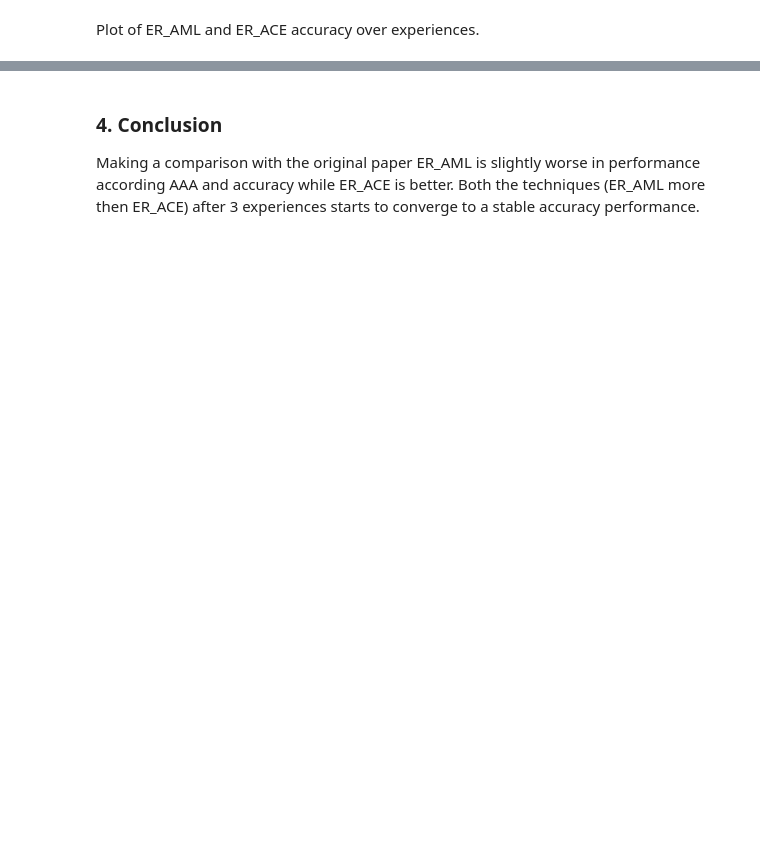
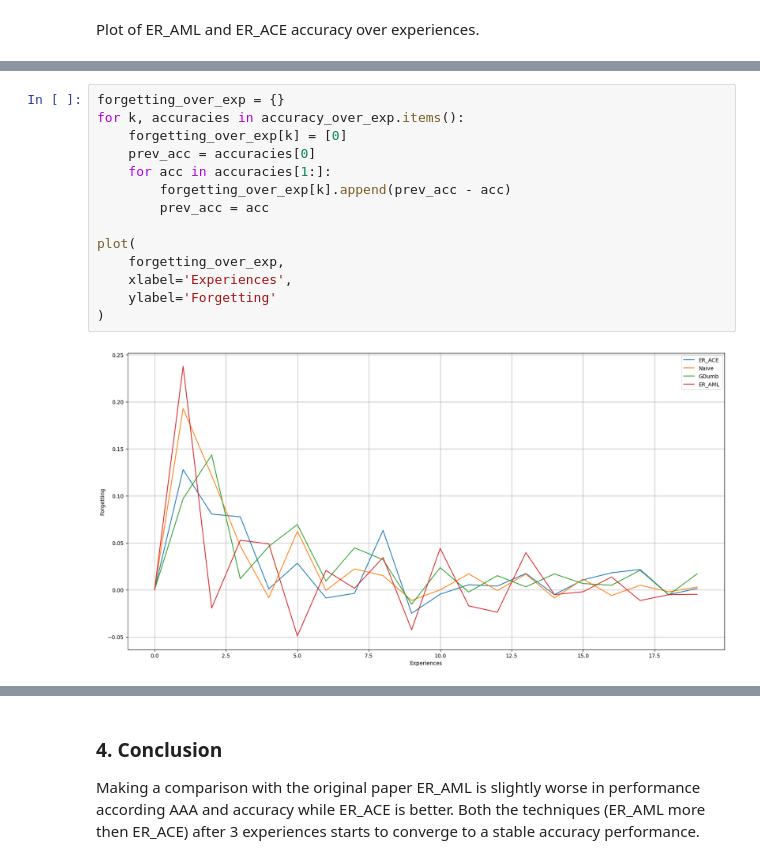
Before and after one commit to GeremiaPompei/asymmetric_er, a Jupyter notebook: results_analysis.ipynb, the cells around one changed output, grey strips where cells are left out. Saved outputs shown, nothing was run; the diff lists cells and outputs as text; blank space fills up the shorter version.

```diff
--- a/results_analysis.ipynb
+++ b/results_analysis.ipynb
@@ -85,0 +93,16 @@ plt.show()
+# %%
+forgetting_over_exp = {}
+for k, accuracies in accuracy_over_exp.items():
+    forgetting_over_exp[k] = [0]
+    prev_acc = accuracies[0]
+    for acc in accuracies[1:]:
+        forgetting_over_exp[k].append(prev_acc - acc)
+        prev_acc = acc
+
+plot(
+    forgetting_over_exp,
+    xlabel='Experiences',
+    ylabel='Forgetting'
+)
+# %% [output]
+[figure, added]
```
Also changed, not shown: parts of 4 cells of this notebook, 4 other files.
